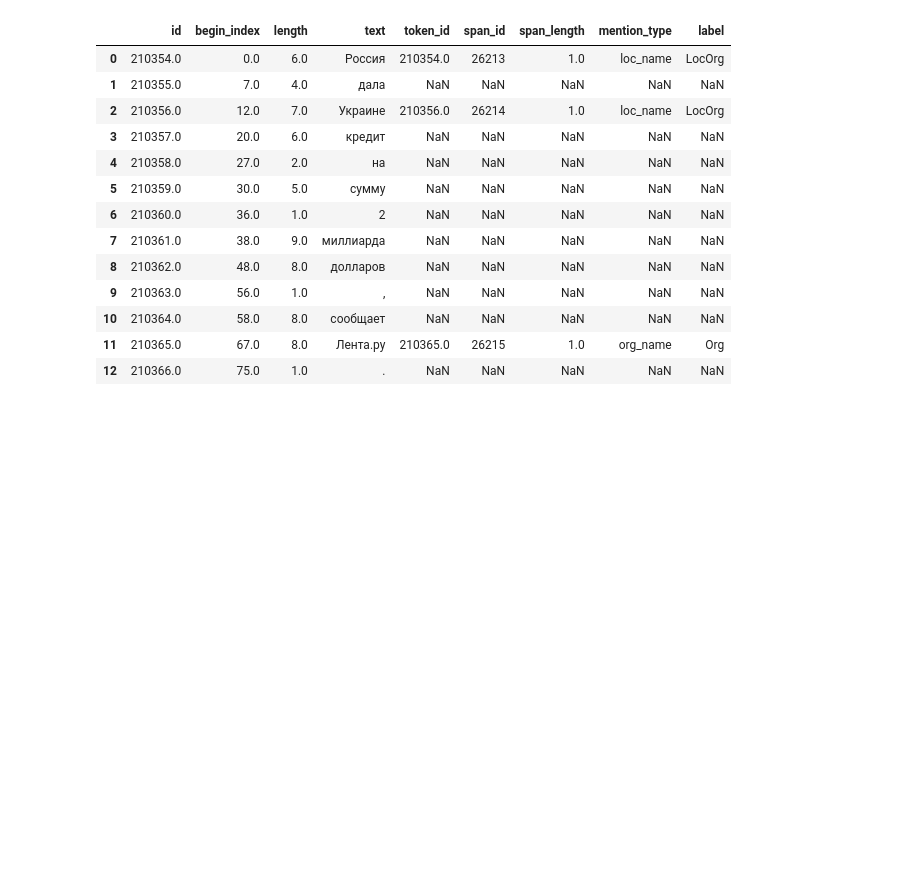
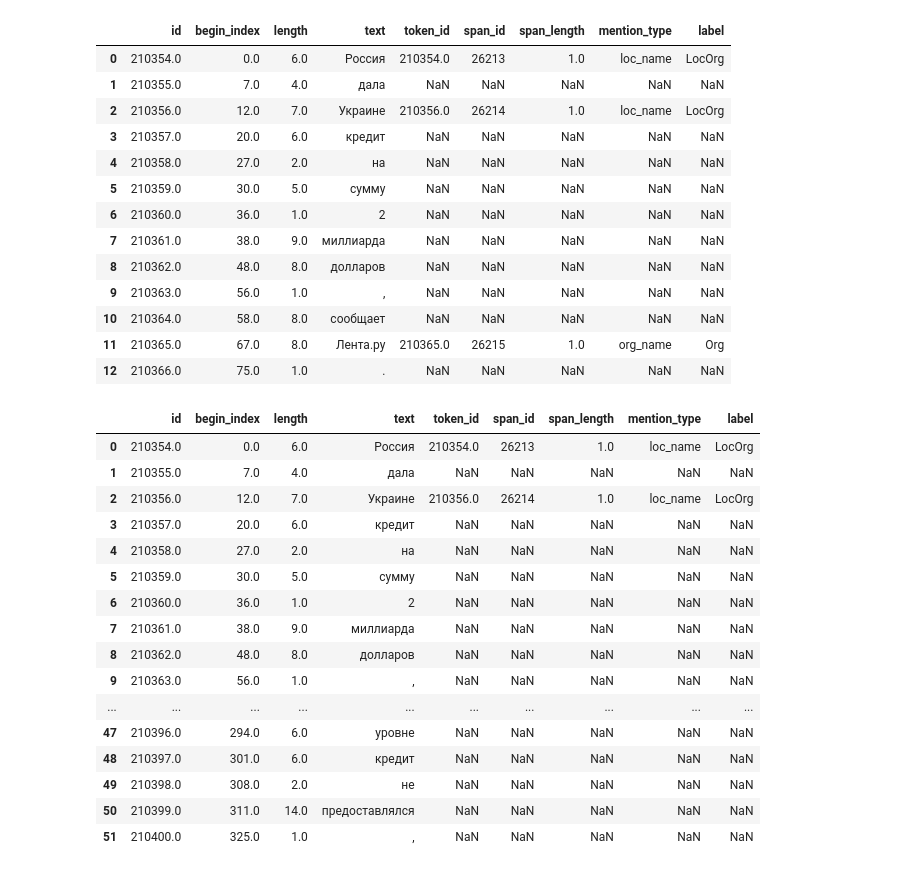
Before and after one commit to chambliss/Multilingual_NER, a Jupyter notebook: processing/cleaning_factRuEval-2016.ipynb, the cells around one changed output. Cells and saved outputs as stored; diff of their text form; code cells hidden in the pictures; blank space fills up the shorter version.

```diff
--- a/processing/cleaning_factRuEval-2016.ipynb
+++ b/processing/cleaning_factRuEval-2016.ipynb
@@ -191,3 +293,27 @@ labeled_tokens_df[:13]
 | 10 | 210364.0 | 58.0 | 8.0 | сообщает | NaN | NaN | NaN | NaN | NaN |
 | 11 | 210365.0 | 67.0 | 8.0 | Лента.ру | 210365.0 | 26215 | 1.0 | org_name | Org |
 | 12 | 210366.0 | 75.0 | 1.0 | . | NaN | NaN | NaN | NaN | NaN |
+# %%
+# The four possible labels are Org, Location, Person, and LocOrg
+labeled_tokens_df[:50]
+
+# Oh no...my filter trick didn't remove all the duplicates.
+# (See indices 39-40.)
+# %% [output]
+|  | id | begin_index | length | text | token_id | span_id | span_length | mention_type | label |
+| 0 | 210354.0 | 0.0 | 6.0 | Россия | 210354.0 | 26213 | 1.0 | loc_name | LocOrg |
+| 1 | 210355.0 | 7.0 | 4.0 | дала | NaN | NaN | NaN | NaN | NaN |
+| 2 | 210356.0 | 12.0 | 7.0 | Украине | 210356.0 | 26214 | 1.0 | loc_name | LocOrg |
+| 3 | 210357.0 | 20.0 | 6.0 | кредит | NaN | NaN | NaN | NaN | NaN |
+| 4 | 210358.0 | 27.0 | 2.0 | на | NaN | NaN | NaN | NaN | NaN |
+| 5 | 210359.0 | 30.0 | 5.0 | сумму | NaN | NaN | NaN | NaN | NaN |
+| 6 | 210360.0 | 36.0 | 1.0 | 2 | NaN | NaN | NaN | NaN | NaN |
+| 7 | 210361.0 | 38.0 | 9.0 | миллиарда | NaN | NaN | NaN | NaN | NaN |
+| 8 | 210362.0 | 48.0 | 8.0 | долларов | NaN | NaN | NaN | NaN | NaN |
+| 9 | 210363.0 | 56.0 | 1.0 | , | NaN | NaN | NaN | NaN | NaN |
+| ... | ... | ... | ... | ... | ... | ... | ... | ... | ... |
+| 47 | 210396.0 | 294.0 | 6.0 | уровне | NaN | NaN | NaN | NaN | NaN |
+| 48 | 210397.0 | 301.0 | 6.0 | кредит | NaN | NaN | NaN | NaN | NaN |
+| 49 | 210398.0 | 308.0 | 2.0 | не | NaN | NaN | NaN | NaN | NaN |
+| 50 | 210399.0 | 311.0 | 14.0 | предоставлялся | NaN | NaN | NaN | NaN | NaN |
+| 51 | 210400.0 | 325.0 | 1.0 | , | NaN | NaN | NaN | NaN | NaN |
```
Also changed, not shown: parts of 3 cells of this notebook.
